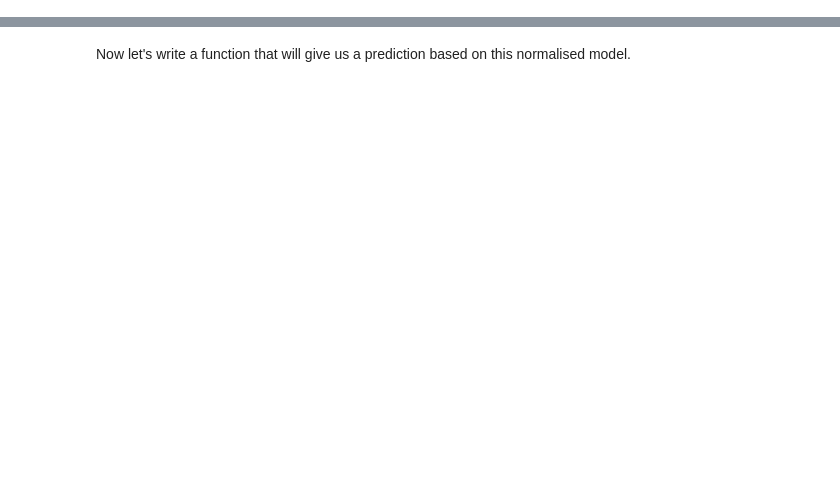
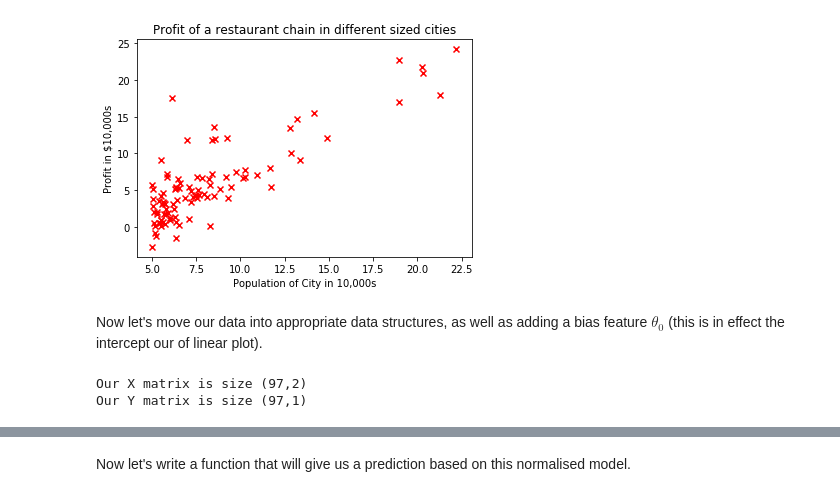
Before and after one commit to m-lyon/MachineLearningLearning, a Jupyter notebook: notebooks/Linear Regression.ipynb, the cells around one changed output, grey strips where cells are left out. Saved outputs shown, nothing was run; the diff lists cells and outputs as text; code cells hidden in the pictures; blank space fills up the shorter version.

Commit message:
final draft of linear regression

```diff
--- a/notebooks/Linear Regression.ipynb
+++ b/notebooks/Linear Regression.ipynb
@@ -170,0 +160,32 @@ plotCostFunction(J_vals)
+# %%
+import matplotlib.pyplot as plt
+%matplotlib inline
+
+data = np.genfromtxt('data/ex1data1.txt', delimiter=',')
+x = data[:,0]
+y = data[:,1]
+
+plt.scatter(x, y, marker='x', color='red')
+plt.ylabel('Profit in $10,000s')
+plt.xlabel('Population of City in 10,000s')
+plt.title('Profit of a restaurant chain in different sized cities')
+plt.show()
+# %% [output]
+[figure, added]
+# %% [markdown]
+Now let's move our data into appropriate data structures, as well as adding a bias feature $\theta_{0}$ (this is in effect the intercept our of linear plot).
+# %%
+# Add theta_0 to X data
+X = np.vstack((np.ones(len(x)), x))
+
+# Convert to matrices
+X = np.asmatrix(X)
+X = X.T
+Y = np.asmatrix(y)
+Y = Y.T
+
+print('Our X matrix is size ({0},{1})'.format(*X.shape))
+print('Our Y matrix is size ({0},{1})'.format(*Y.shape))
+# %% [output]
+Our X matrix is size (97,2)
+Our Y matrix is size (97,1)
```
Also changed, not shown: parts of 56 cells of this notebook, 2 other files.
